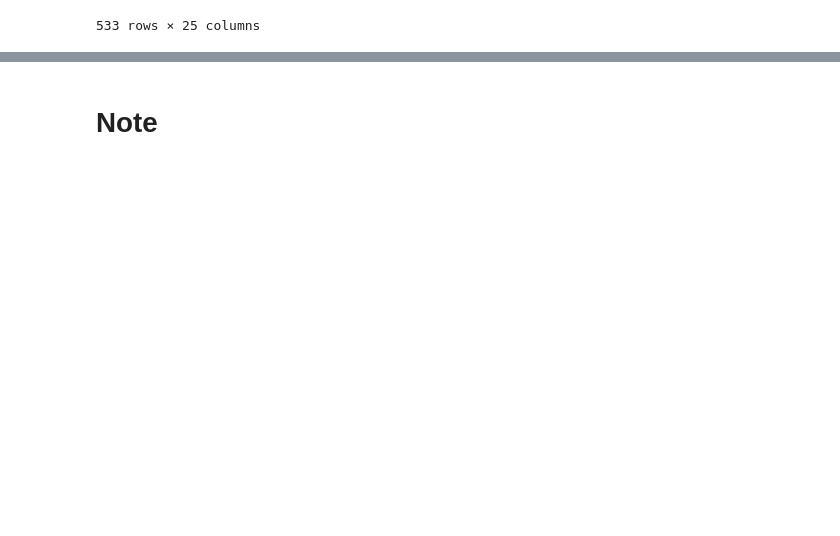
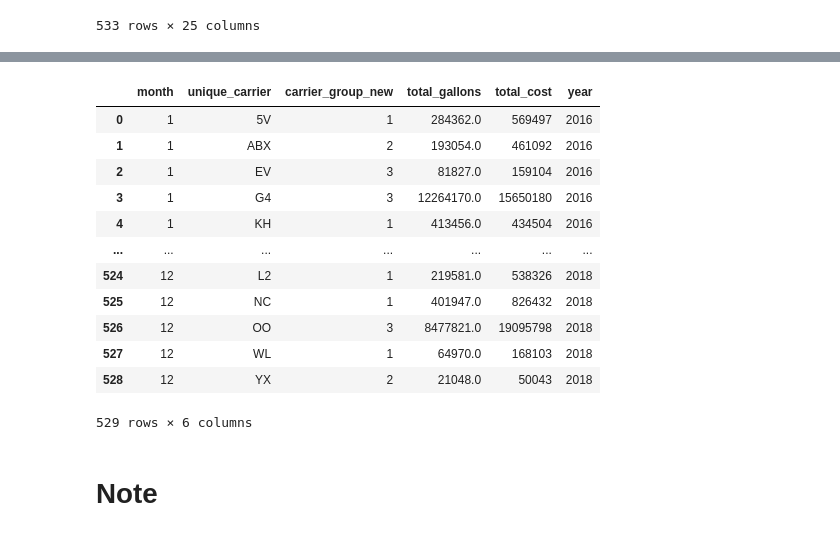
Before and after one commit to irenethebest/Flight_delay_prediction, a Jupyter notebook: W6_midterm_fuel.ipynb, the cells around one changed output, grey strips where cells are left out. Saved outputs shown, nothing was run; the diff lists cells and outputs as text; code cells hidden in the pictures; blank space fills up the shorter version.

```diff
--- a/W6_midterm_fuel.ipynb
+++ b/W6_midterm_fuel.ipynb
@@ -127,0 +136,25 @@ dtype: int64
+# %%
+fuel_consumption = fuel_consumption.drop(['airline_id', 'carrier', 'carrier_name','satl_gallons',
+                                          'spac_gallons','slat_gallons', 'sint_gallons', 'ts_gallons',
+                                          'satl_cost', 'spac_cost','slat_cost', 'sint_cost'], axis=1)
+# %%
+#tdomt_gallons + tint_gallons(0) = total_gallons -> to delete domt_gallons, tint_gallons
+#sdomt_cost = ts_cost -> to delete sdomt_cost
+#total_cost = tdomt_cost + tint_cost(0) -> to delete tdomt_cost and tinit_cost
+fuel_consumption = fuel_consumption.drop(['tint_gallons','tdomt_gallons','sdomt_cost','tint_cost',
+                                          'tdomt_cost','sdomt_gallons','ts_cost'], axis=1)
+fuel_consumption.reset_index(drop=True)
+# %% [output]
+|  | month | unique_carrier | carrier_group_new | total_gallons | total_cost | year |
+| 0 | 1 | 5V | 1 | 284362.0 | 569497 | 2016 |
+| 1 | 1 | ABX | 2 | 193054.0 | 461092 | 2016 |
+| 2 | 1 | EV | 3 | 81827.0 | 159104 | 2016 |
+| 3 | 1 | G4 | 3 | 12264170.0 | 15650180 | 2016 |
+| 4 | 1 | KH | 1 | 413456.0 | 434504 | 2016 |
+| ... | ... | ... | ... | ... | ... | ... |
+| 524 | 12 | L2 | 1 | 219581.0 | 538326 | 2018 |
+| 525 | 12 | NC | 1 | 401947.0 | 826432 | 2018 |
+| 526 | 12 | OO | 3 | 8477821.0 | 19095798 | 2018 |
+| 527 | 12 | WL | 1 | 64970.0 | 168103 | 2018 |
+| 528 | 12 | YX | 2 | 21048.0 | 50043 | 2018 |
+529 rows × 6 columns
```
Also changed, not shown: parts of 4 cells of this notebook, 4 other files.
